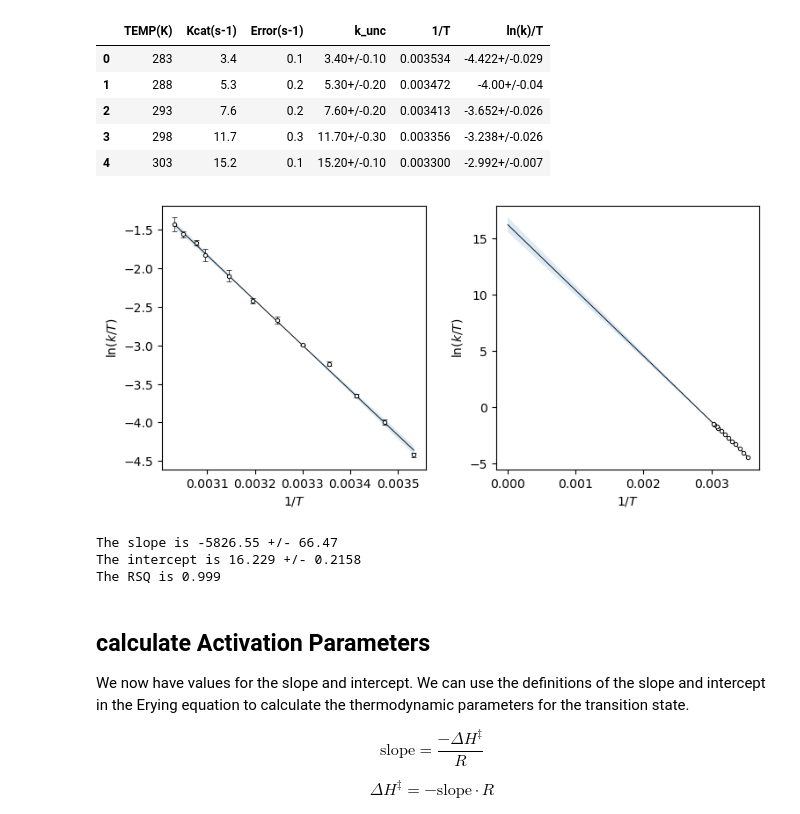
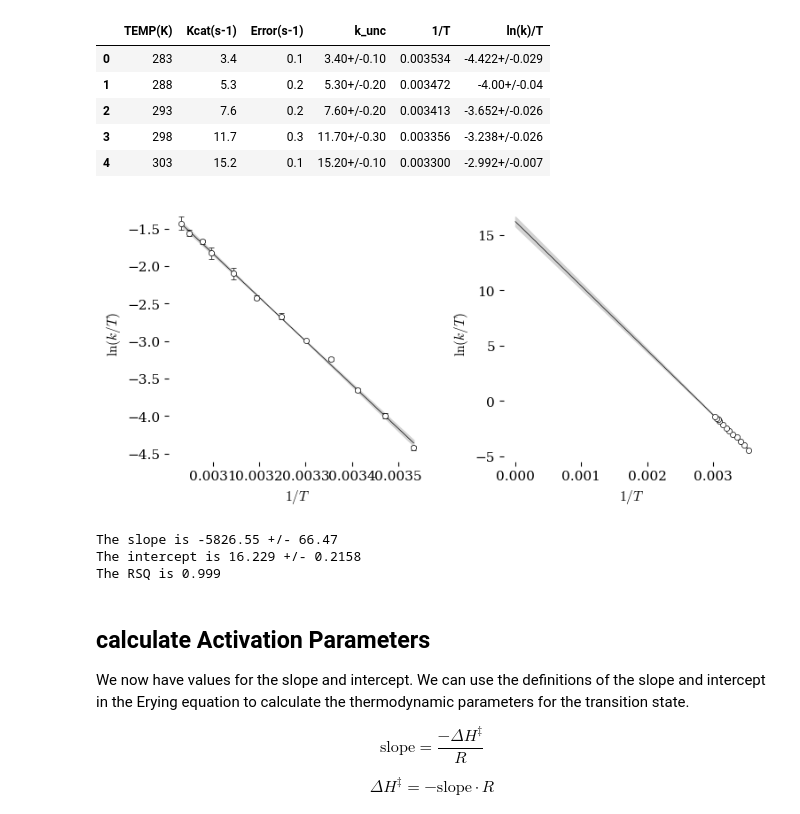
Before and after one commit to blinkletter/StealThisCode, a Jupyter notebook: 5_Erying/5_Erying_Plots.ipynb, the cells around one changed output. Cells and saved outputs as stored; diff of their text form; code cells hidden in the pictures.

```diff
--- a/5_Erying/5_Erying_Plots.ipynb
+++ b/5_Erying/5_Erying_Plots.ipynb
@@ -122,7 +122,7 @@ x = df["1/T"]
 y = unp.nominal_values(df["ln(k)/T"])
 y_err = unp.std_devs(df["ln(k)/T"])
 
-nstd = 3.     # Number of sigmas for confidence interval 1 = 68%, 2 = 95%, 3 = 99.7% confidence
+nstd = 2.     # Number of sigmas for confidence interval 1 = 68%, 2 = 95%, 3 = 99.7% confidence
 
 ### Curve fit to linear function
 
@@ -142,7 +142,7 @@ plt.rcdefaults()
 style = "tufte.mplstyle"
 #style = "S2_classic2.mplstyle"
 style_name = github_location_styles + style
-#plt.style.use(style_name)
+plt.style.use(style_name)
 
 size = [8,4]
 fig, ax = plt.subplots(nrows=1, ncols=2, figsize=size)
@@ -160,10 +160,14 @@ ax[0].set(
 
 # Plot the data
 #ax[0].scatter(x, y, marker = "o", s = 70, color = "white", alpha = 1.0, zorder = 1)
-ax[0].scatter(x, y, marker = "o", s = 10, color = "white", edgecolors = "black", linewidths=0.7, zorder = 2)
+ax[0].scatter(x, y, marker = "o", s = 20,
+              color = "white", edgecolors = "black",
+              linewidths=0.5, zorder = 3)
 
 # Add error bars
-ax[0].errorbar(x, y, yerr=y_err, xerr=None, fmt="None", ecolor="black", elinewidth=0.5, capsize=2, capthick=0.5, zorder=1)
+ax[0].errorbar(x, y, yerr=y_err, xerr=None, fmt="None",
+               ecolor="black", elinewidth=0.5,
+               capsize=2, capthick=0.5, zorder=2)
 
 # Calculate the line from curve fit parameters
 x_fit = np.linspace(np.min(x), np.max(x), 100)
@@ -171,7 +175,9 @@ x_fit = np.linspace(np.min(x), np.max(x), 100)
 y_fit = linear(x_fit,slope,intercept)
 
 # Plot the curve fit line
-ax[0].plot(x_fit, y_fit, marker = None, color = "black", linewidth=0.7, zorder = 0)
+ax[0].plot(x_fit, y_fit,
+           marker = None, color = "black",
+           linewidth=0.5, zorder = 2)
 
 # prepare confidence level curves
 popt_plus = popt + nstd * perr    # add error to parameters
@@ -182,7 +188,9 @@ confidence_line_1 = linear(x=x_fit, slope=popt_plus[0], intercept=popt_minus[1])
 confidence_line_2 = linear(x=x_fit, slope=popt_minus[0], intercept=popt_plus[1])
 
 # Plot confidence interval
-ax[0].fill_between(x_fit, confidence_line_1, confidence_line_2, alpha=.15, label="confidence interval")
+ax[0].fill_between(x_fit, confidence_line_1, confidence_line_2,
+                   color="lightgray", alpha=1, zorder = 0,
+                   label="confidence interval")
 
 ### Create plot #1 for plot
 
@@ -197,44 +205,48 @@ ax[1].set(
 
 # Plot the data
 #ax[1].scatter(x, y, marker = "o", s = 70, color = "white", zorder = 1)
-ax[1].scatter(x, y, marker = "o", s = 10, color = "white", edgecolors = "black", linewidths=0.7, zorder = 2)
+ax[1].scatter(x, y, marker = "o", s = 20,
+              color = "white", edgecolors = "black",
+              linewidths=0.5, zorder = 3)
 
 # Add error bars
 #ax[1].errorbar(x, y, yerr=y_err, xerr=None, fmt="None", ecolor="black", elinewidth=0.5, capsize=2, capthick=0.5, zorder=1)
 
 # Calculate the line from curve fit parameters
-#x_fit = np.linspace(np.min(x), np.max(x), 100)
 x_fit = np.linspace(0, np.max(x), 100)
 y_fit = linear(x_fit,slope,intercept)
 
 # Plot the curve fit line
-ax[1].plot(x_fit, y_fit, marker = None, color = "black", linewidth=0.7, zorder = 0)
+ax[1].plot(x_fit, y_fit, marker = None,
+           color = "black", linewidth=0.5, zorder = 2)
 
 # prepare confidence level curves
 popt_plus = popt + nstd * perr    # add error to parameters
 popt_minus = popt - nstd * perr   # subtract error from paramneters
 
 # steeper slope will result in higher intercept and vice versa
 confidence_line_1 = linear(x=x_fit, slope=popt_plus[0], intercept=popt_minus[1])
 confidence_line_2 = linear(x=x_fit, slope=popt_minus[0], intercept=popt_plus[1])
 
 # Plot confidence interval
-ax[1].fill_between(x_fit, confidence_line_1, confidence_line_2, alpha=.15, label="confidence interval")
+ax[1].fill_between(x_fit, confidence_line_1, confidence_line_2,
+                   color = "lightgray", alpha=1, zorder = 0,
+                   label="confidence interval")
 
 ### Output plot
 plt.tight_layout(pad=2, h_pad=None, w_pad=None, rect=None)
-plt.savefig("Etring.pdf")
+plt.savefig("Eyring.pdf")
 plt.show()
 
 print(f"The slope is {slope:0.2f} +/- {perr[0]:0.2f}")
 print(f"The intercept is {intercept:0.3f} +/- {perr[1]:0.4f}")
 
 r, p = scipy.stats.pearsonr(x, y)
 rsq = r ** 2
 
 print(f"The RSQ is {rsq:0.3f}")
 # %% [output]
-[figure, old version]
+[figure, new version]
 The slope is -5826.55 +/- 66.47
 The intercept is 16.229 +/- 0.2158
 The RSQ is 0.999
```
Also changed, not shown: parts of 10 cells of this notebook, 4 other files.
